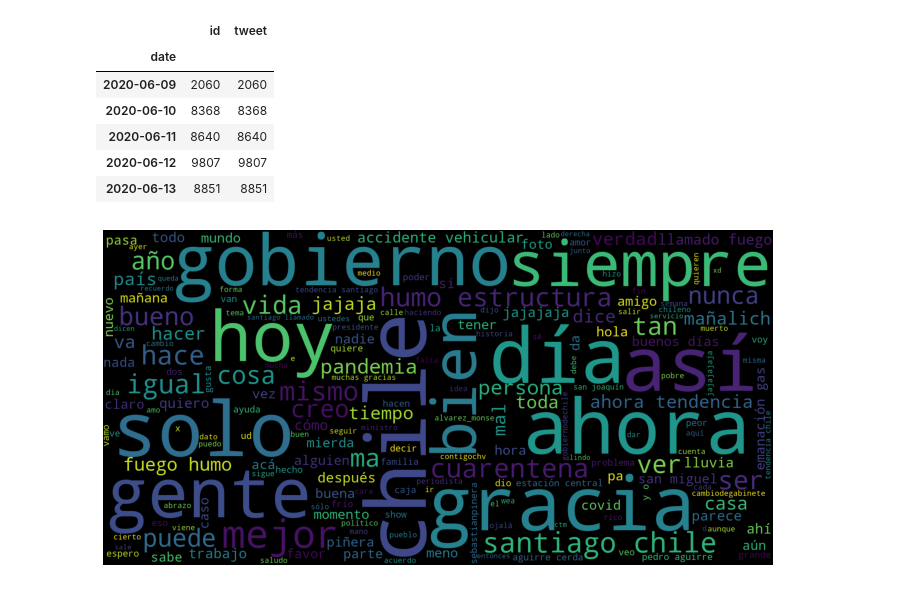
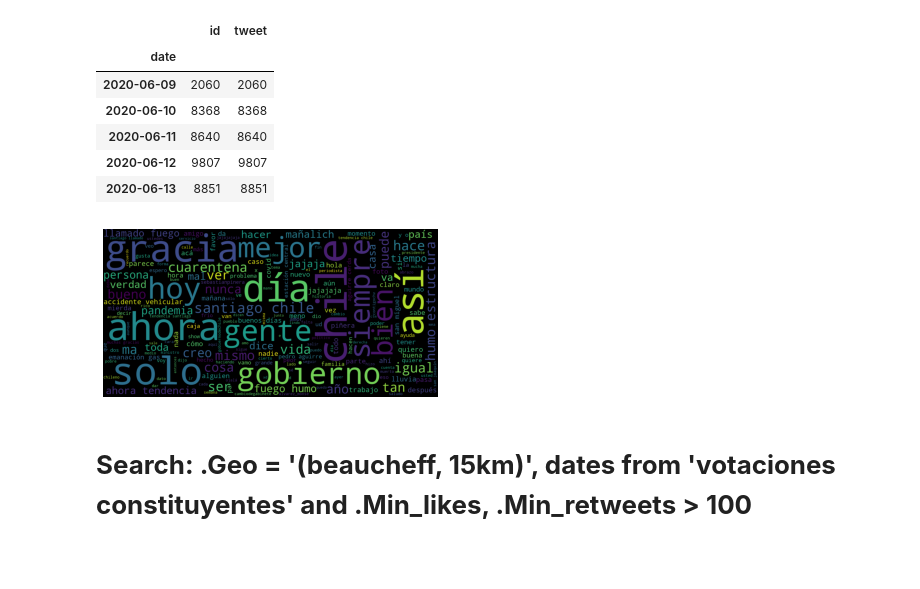
Before and after one commit to jignaciocastro8/data-project, a Jupyter notebook: tweets_data_review.ipynb, the cells around one changed output. Drawn from its saved outputs; the diff is of its cells as text; code cells hidden in the pictures; blank space fills up the shorter version.

```diff
--- a/tweets_data_review.ipynb
+++ b/tweets_data_review.ipynb
@@ -95,6 +99,8 @@ pandemia_worst.groupby('date').count()
 | 2020-06-12 | 9807 | 9807 |
 | 2020-06-13 | 8851 | 8851 |
 # %%
-wordcloud_tweets(pandemia_worst, 'imgs/wordcloud_santiago_pandemia_worst.png')
+wordcloud_tweets(pandemia_worst, 'wordcloud_santiago_pandemia_worst.png')
 # %% [output]
-[figure, old version]
+[figure, new version]
+# %% [markdown]
+# **Search: .Geo = '(beaucheff, 15km)', dates from 'votaciones constituyentes' and .Min_likes, .Min_retweets > 100**
```
Also changed, not shown: parts of 12 cells of this notebook, 22 other files.
